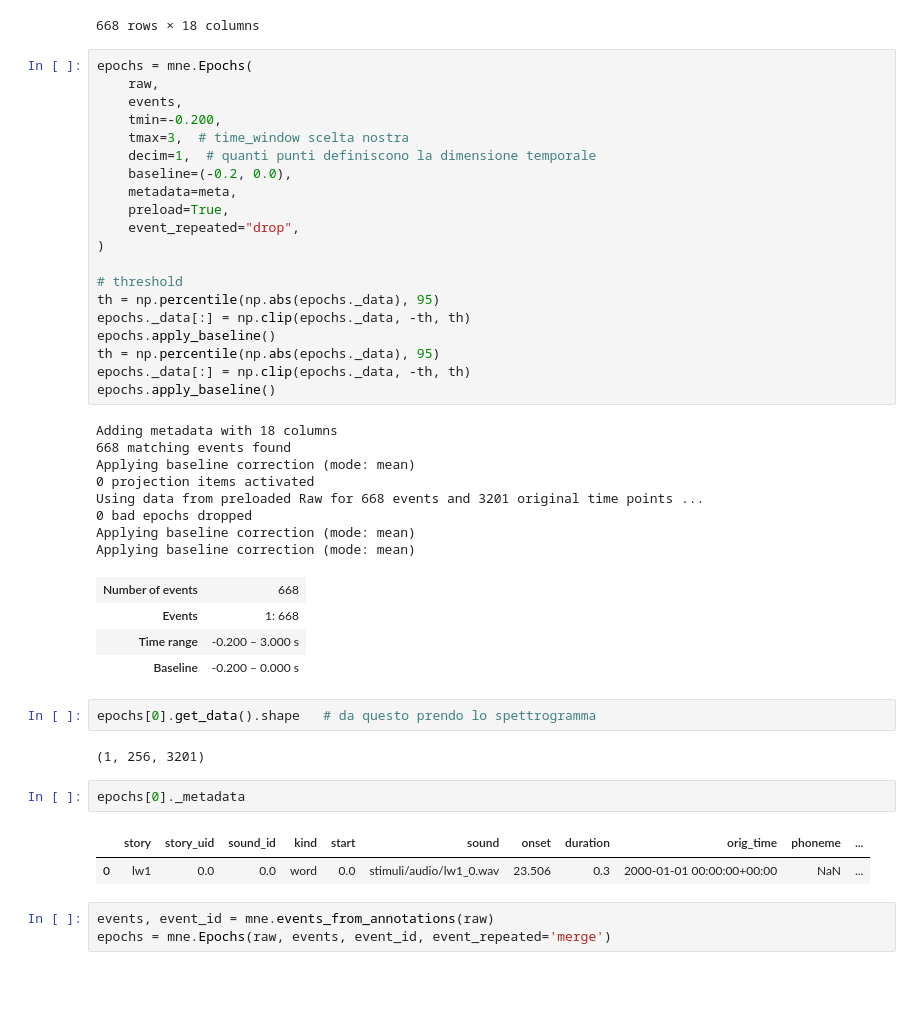
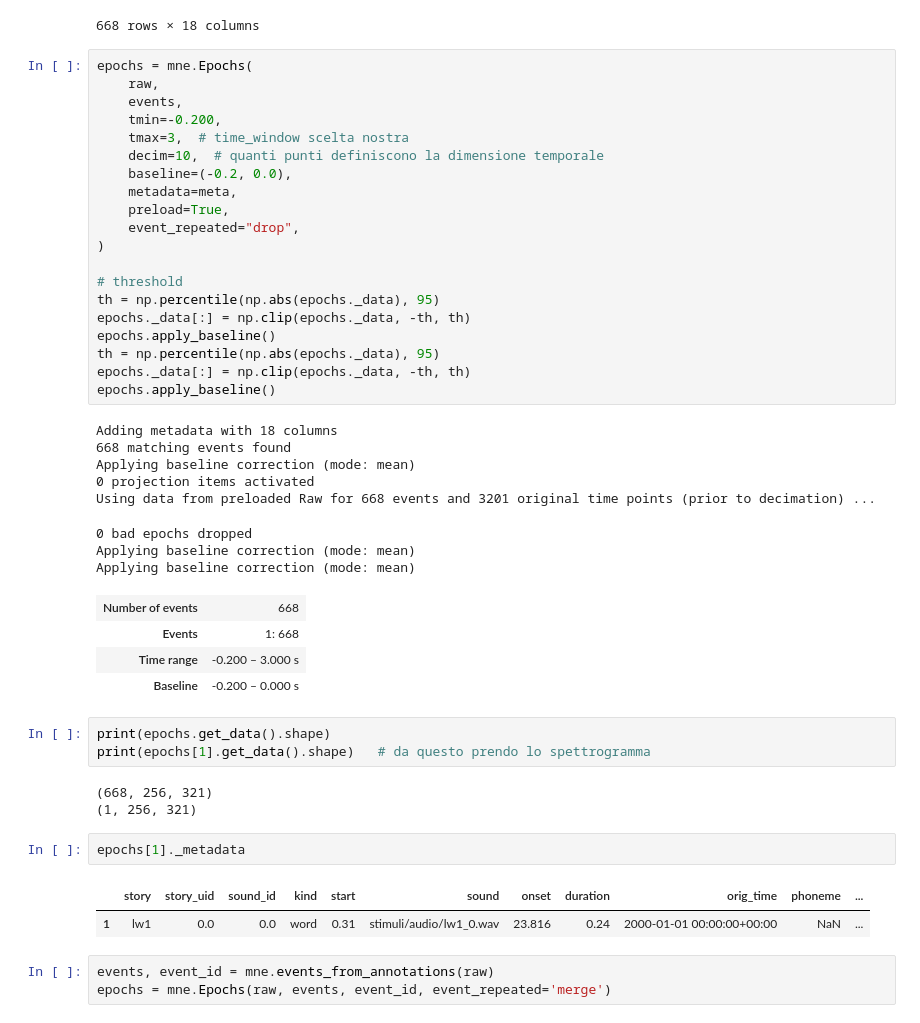
Before and after one commit to neoayanami/meg-encoding, a Jupyter notebook: starting.ipynb, the cells around one changed output. Saved outputs shown, nothing was run; the diff lists cells and outputs as text; blank space fills up the shorter version.

Commit message:
wip input data

```diff
--- a/starting.ipynb
+++ b/starting.ipynb
@@ -242,7 +244,7 @@ epochs = mne.Epochs(
     events,
     tmin=-0.200,
     tmax=3,  # time_window scelta nostra
-    decim=1,  # quanti punti definiscono la dimensione temporale
+    decim=10,  # quanti punti definiscono la dimensione temporale
     baseline=(-0.2, 0.0),
     metadata=meta,
     preload=True,
@@ -261,23 +263,25 @@ Adding metadata with 18 columns
 668 matching events found
 Applying baseline correction (mode: mean)
 0 projection items activated
-Using data from preloaded Raw for 668 events and 3201 original time points ...
-0 bad epochs dropped
-Applying baseline correction (mode: mean)
-Applying baseline correction (mode: mean)
+Using data from preloaded Raw for 668 events and 3201 original time points (prior to decimation) ...
+0 bad epochs dropped
+Applying baseline correction (mode: mean)
+Applying baseline correction (mode: mean)
 | Number of events | 668 |
 | Events | 1: 668 |
 | Time range | -0.200 – 3.000 s |
 | Baseline | -0.200 – 0.000 s |
 # %%
-epochs[0].get_data().shape   # da questo prendo lo spettrogramma
+print(epochs.get_data().shape)
+print(epochs[1].get_data().shape)   # da questo prendo lo spettrogramma
 # %% [output]
-(1, 256, 3201)
+(668, 256, 321)
+(1, 256, 321)
 # %%
-epochs[0]._metadata
+epochs[1]._metadata
 # %% [output]
 |  | story | story_uid | sound_id | kind | start | sound | onset | duration | orig_time | phoneme | ... |
-| 0 | lw1 | 0.0 | 0.0 | word | 0.0 | stimuli/audio/lw1_0.wav | 23.506 | 0.3 | 2000-01-01 00:00:00+00:00 | NaN | ... |
+| 1 | lw1 | 0.0 | 0.0 | word | 0.31 | stimuli/audio/lw1_0.wav | 23.816 | 0.24 | 2000-01-01 00:00:00+00:00 | NaN | ... |
 # %%
 events, event_id = mne.events_from_annotations(raw)
 epochs = mne.Epochs(raw, events, event_id, event_repeated='merge')
```
Also changed, not shown: parts of 2 cells of this notebook.
